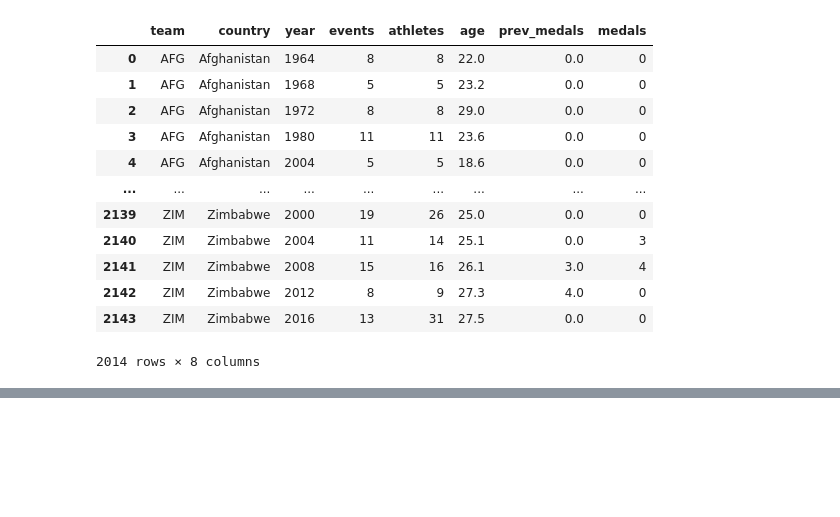
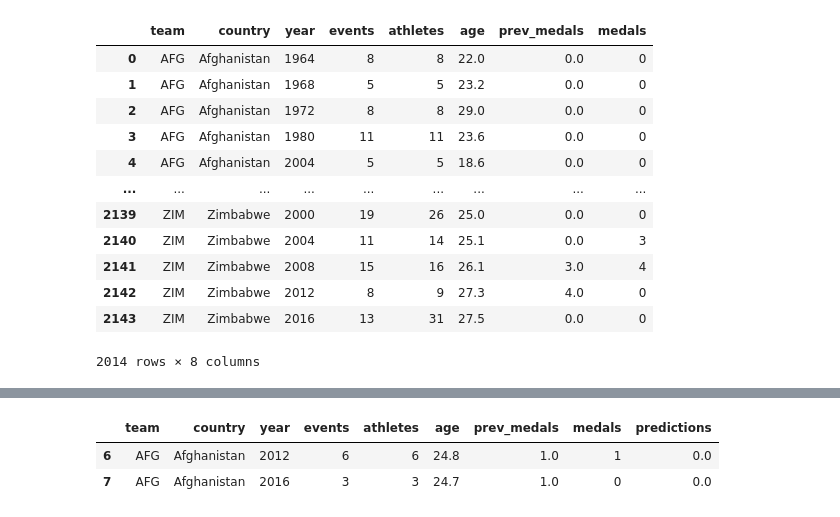
Before and after one commit to ayertey01/MachineLearning-Project, a Jupyter notebook: AthleteModules.ipynb, the cells around one changed output, grey strips where cells are left out. Cells and saved outputs as stored; diff of their text form; code cells hidden in the pictures; blank space fills up the shorter version.

```diff
--- a/AthleteModules.ipynb
+++ b/AthleteModules.ipynb
@@ -96,0 +188,6 @@ teams
+# %%
+test[test["team"]=="AFG"]
+# %% [output]
+|  | team | country | year | events | athletes | age | prev_medals | medals | predictions |
+| 6 | AFG | Afghanistan | 2012 | 6 | 6 | 24.8 | 1.0 | 1 | 0.0 |
+| 7 | AFG | Afghanistan | 2016 | 3 | 3 | 24.7 | 1.0 | 0 | 0.0 |
```
Also changed, not shown: parts of 19 cells of this notebook.
